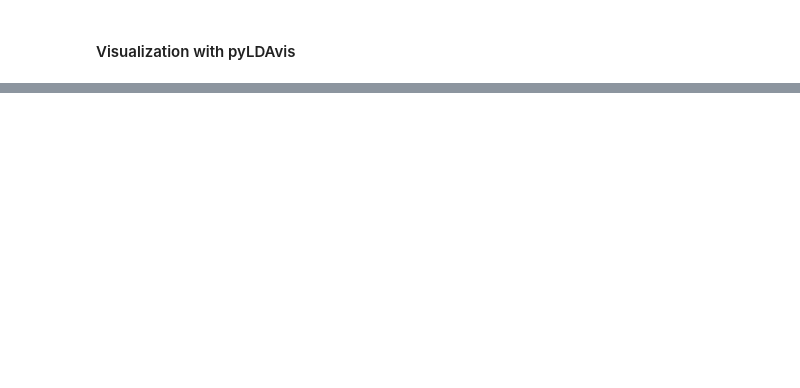
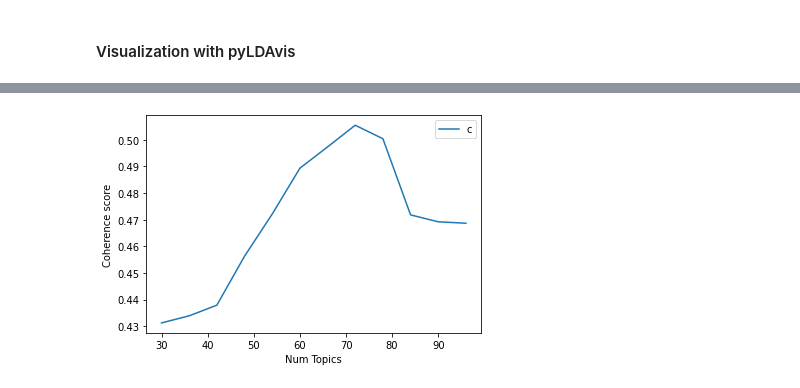
Before and after one commit to eschaffn/CSE535Project4, a Jupyter notebook: TopicModelingLDA.ipynb, the cells around one changed output, grey strips where cells are left out. Saved outputs shown, nothing was run; the diff lists cells and outputs as text; code cells hidden in the pictures; blank space fills up the shorter version.

```diff
--- a/TopicModelingLDA.ipynb
+++ b/TopicModelingLDA.ipynb
@@ -390,0 +326,11 @@ updateJsonFile()
+# %%
+# Show graph
+limit=100; start=30; step=6;
+x = range(start, limit, step)
+plt.plot(x, coherence_values)
+plt.xlabel("Num Topics")
+plt.ylabel("Coherence score")
+plt.legend(("coherence_values"), loc='best')
+plt.show()
+# %% [output]
+[figure, added]
```
Also changed, not shown: parts of 54 cells of this notebook.
